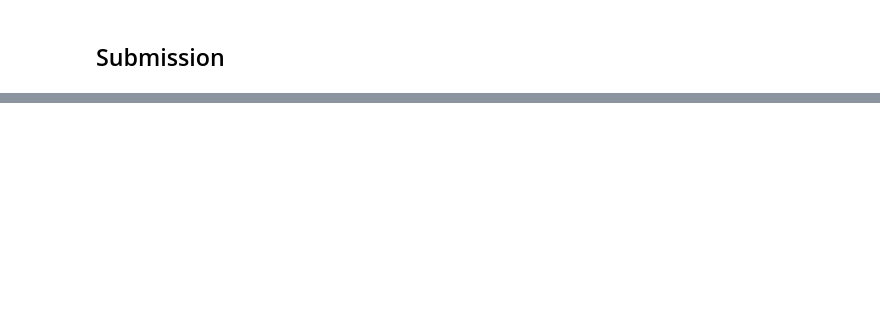
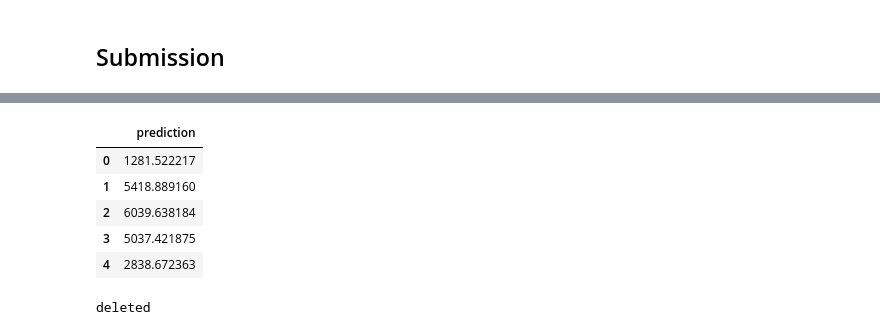
Before and after one commit to llayer/cmu_challenge, a Jupyter notebook: muon_regression_cnn.ipynb, the cells around one changed output, grey strips where cells are left out. Cells and saved outputs as stored; diff of their text form; code cells hidden in the pictures; blank space fills up the shorter version.

```diff
--- a/muon_regression_cnn.ipynb
+++ b/muon_regression_cnn.ipynb
@@ -272,14 +299,3 @@ Test Error: 2606716.6203703703
 # %%
-sub_dataloader = DataLoader(sub_data, batch_size=1000, shuffle=False)
+sub_dataloader = DataLoader(sub_data, batch_size=1000, shuffle=False, num_workers=4)
-# %%
-def create_submission(dataloader, model):
-
-    predictions = []
-
-    with torch.no_grad():
-        for hl_feats, hits, labels in dataloader:
-            hits = hits.to(net.device)
-            predictions.append( model(hits).cpu().detach().numpy() )
-    predictions = np.concatenate( predictions, axis=0 )
-    return predictions
 # %%
@@ -287,4 +307,17 @@ preds = create_submission(sub_dataloader, net)
 # %%
 df = pd.DataFrame(preds, columns=["prediction"])
+# %%
+df.head()
+# %% [output]
+|  | prediction |
+| 0 | 1281.522217 |
+| 1 | 5418.889160 |
+| 2 | 6039.638184 |
+| 3 | 5037.421875 |
+| 4 | 2838.672363 |
 # %%
 df.to_csv("test.csv")
+# %%
+del sub_data, sub_dataloader
+# %% [output]
+deleted
```
Also changed, not shown: parts of 35 cells of this notebook, 4 other files.
